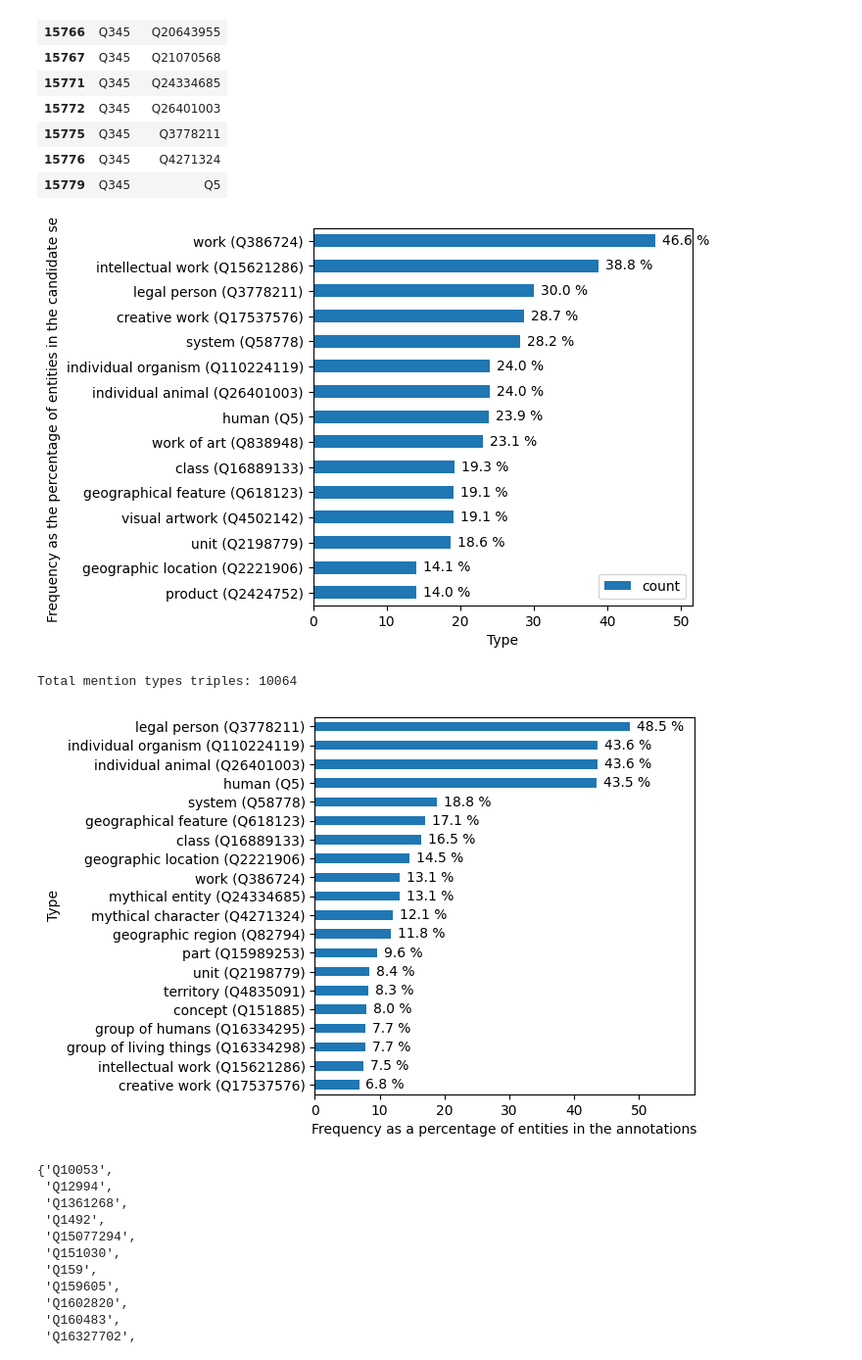
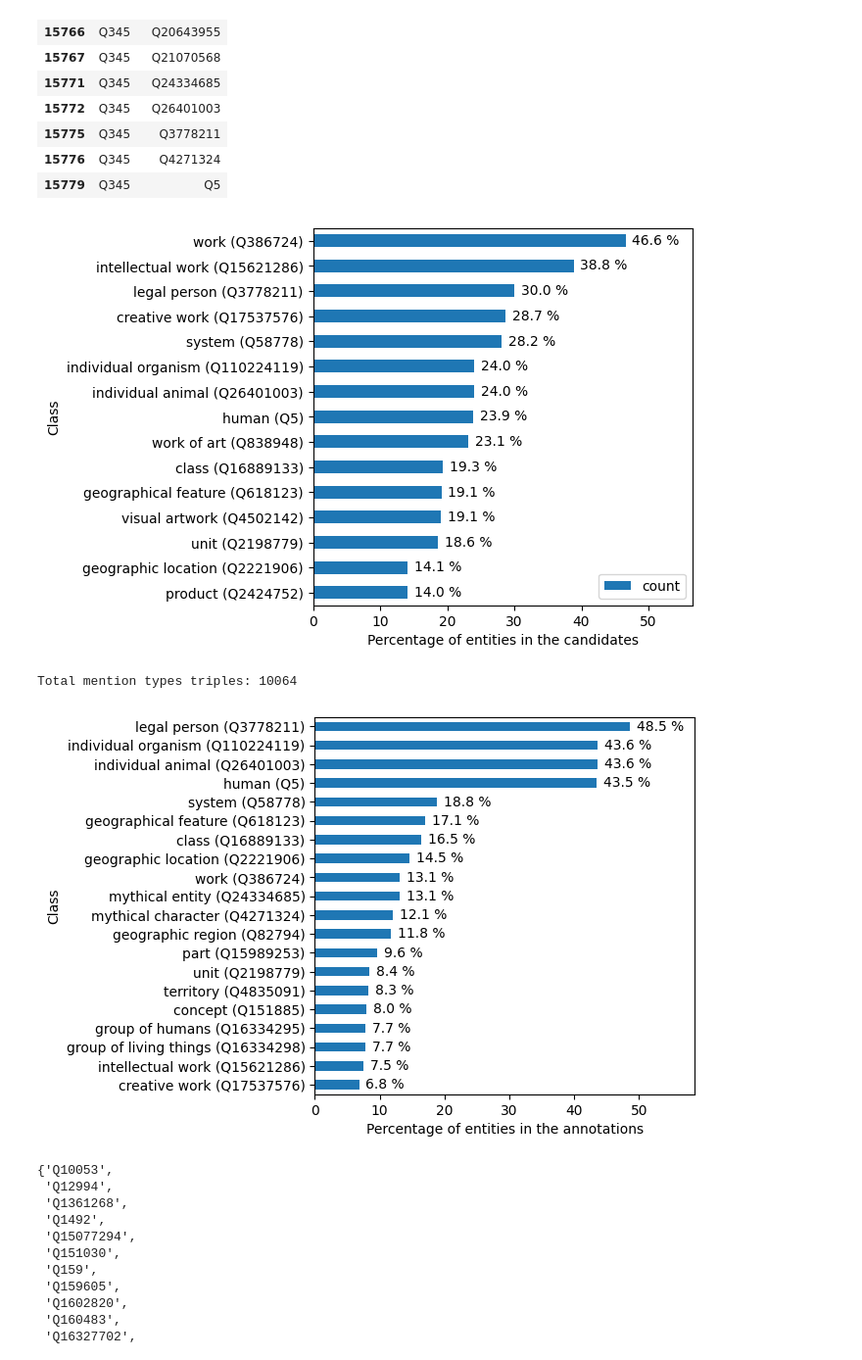
Before and after one commit to HPI-Information-Systems/MELArt, a Jupyter notebook: statistics_subjects.ipynb, the cells around one changed output. Shown: that part at 98% size. Drawn from its saved outputs; the diff is of its cells as text; code cells hidden in the pictures.

```diff
--- a/statistics_subjects.ipynb
+++ b/statistics_subjects.ipynb
@@ -133,20 +133,20 @@ df_types[df_types['qid']=='Q345']
 # %%
 # count of types
 type_counts=df_types['type'].value_counts()
 #normalize
 type_counts=type_counts*100/len(candidates)
 k=15
 plot_df=pd.DataFrame(type_counts.head(k))
 plot_labels=sq.sparql_all_lables(plot_df.index.to_list())
 plot_df["type_label"]=plot_df.index.map(lambda x: f"{plot_labels[x][0]} ({x})")
 plot_df=plot_df.set_index("type_label")
-ax=plot_df.plot(kind='barh', figsize=(5,5), xlabel='Type', ylabel='Frequency as the percentage of entities in the candidate set', xlim=(0,max(type_counts.head(10))+5))
+ax=plot_df.plot(kind='barh', figsize=(5,5), ylabel='Class', xlabel='Percentage of entities in the candidates', xlim=(0,max(type_counts.head(10))+10))
 ax.invert_yaxis()
 ax.bar_label(ax.containers[0], fmt='%.1f %%', padding=5)
 plt.savefig("figures/types_candidates.pdf", format="pdf", bbox_inches='tight')
 plt.show()
 # %% [output]
-[figure, old version]
+[figure, new version]
 # %%
 df_types_mentions=df_types[df_types['qid'].isin(mentions_qids)]
 print("Total mention types triples:", len(df_types_mentions))
@@ -161,13 +161,13 @@ plot_df=pd.DataFrame(type_counts_mentions.head(k))
 plot_labels=sq.sparql_all_lables(plot_df.index.to_list())
 plot_df["type_label"]=plot_df.index.map(lambda x: f"{plot_labels[x][0]} ({x})")
 plot_df=plot_df.set_index("type_label")
-ax=plot_df.plot(kind='barh', figsize=(5,5), ylabel='Type', xlabel='Frequency as a percentage of entities in the annotations', xlim=(0,max(type_counts_mentions.head(k))+10), legend=False)
+ax=plot_df.plot(kind='barh', figsize=(5,5), ylabel='Class', xlabel='Percentage of entities in the annotations', xlim=(0,max(type_counts_mentions.head(k))+10), legend=False)
 ax.invert_yaxis()
 ax.bar_label(ax.containers[0], fmt='%.1f %%', padding=5)
 plt.savefig("figures/types_mentions.pdf", format="pdf", bbox_inches='tight')
 plt.show()
 # %% [output]
-[figure, old version]
+[figure, new version]
 # %%
 # legal persons (Q3778211) that are not humans (Q5)
 legal_persons_df=df_types_mentions[df_types_mentions['type']=='Q3778211']
```
Also changed, not shown: parts of 12 cells of this notebook.
